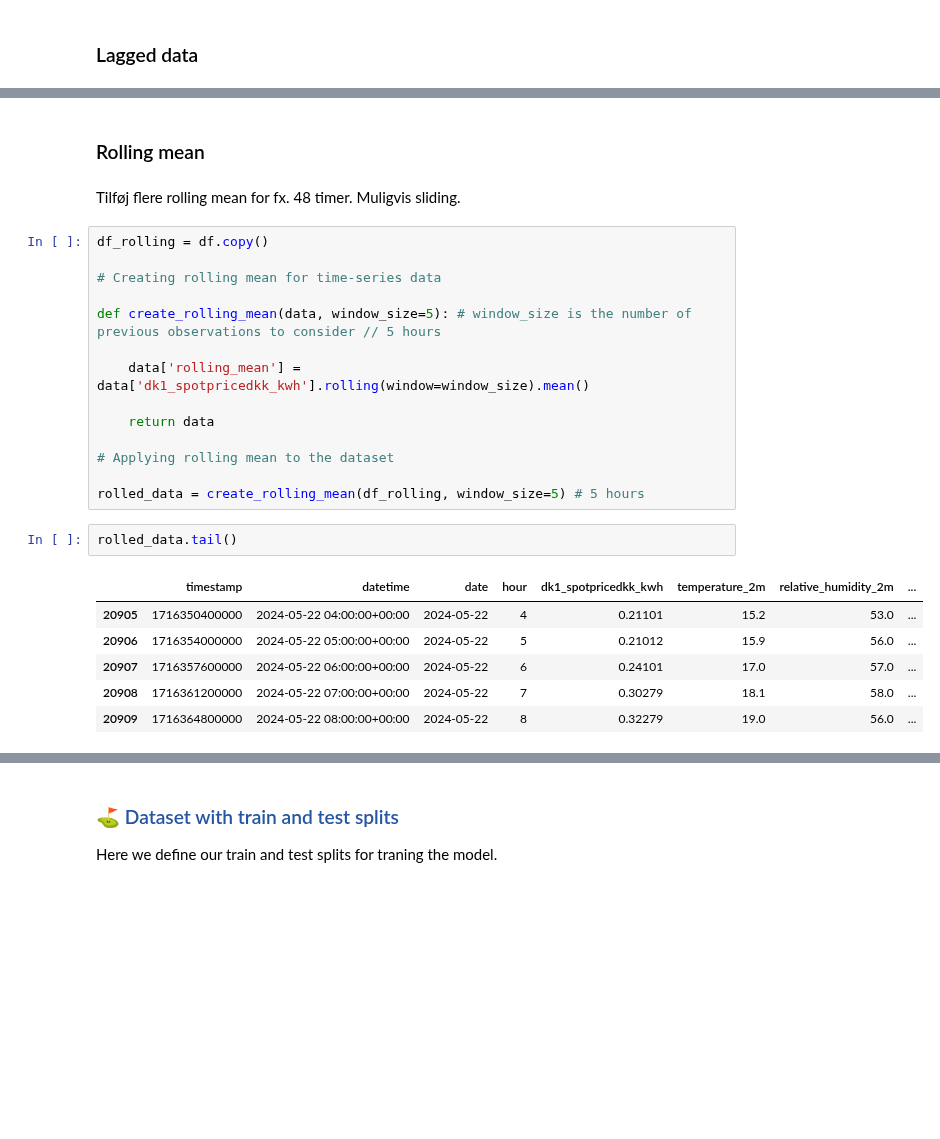
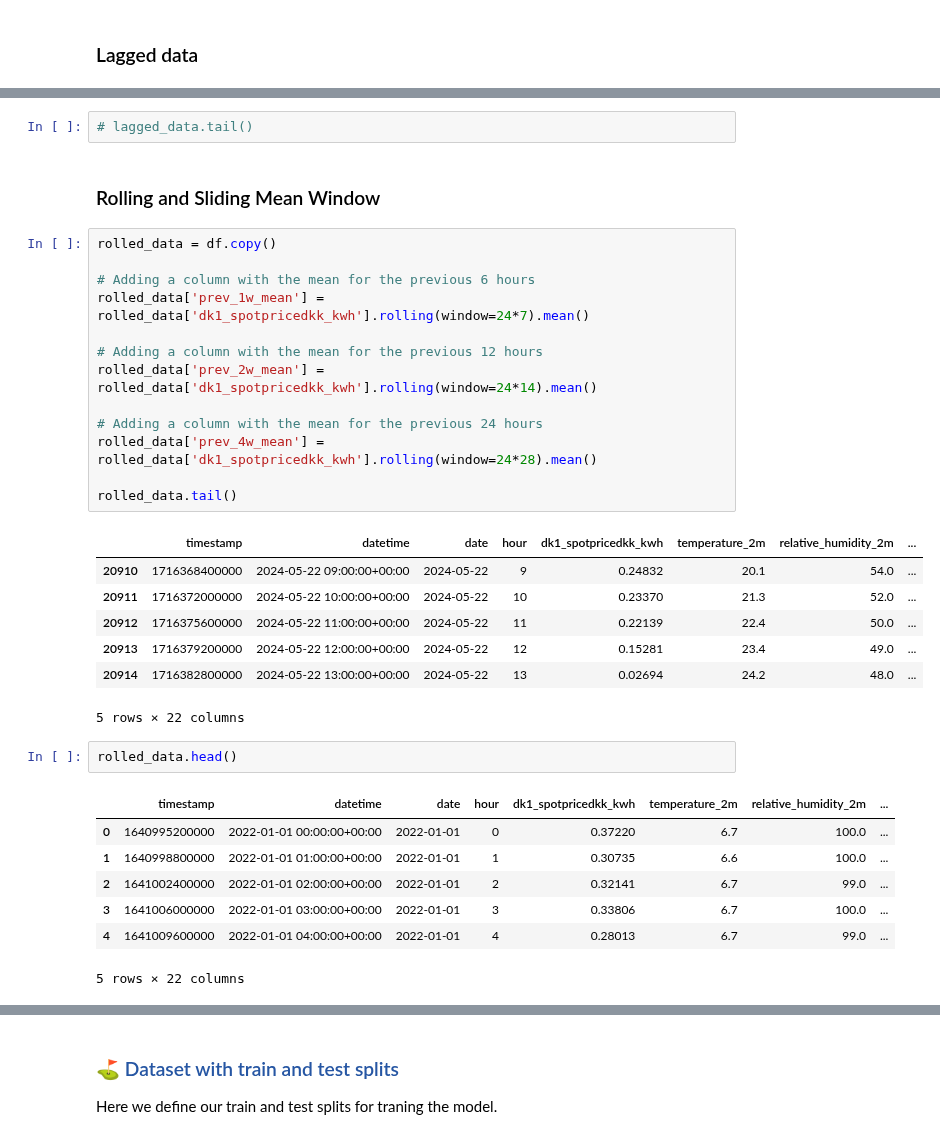
Before and after one commit to Benj3037/bds_m7_second-semester-project, a Jupyter notebook: pipeline/3_1_training_pipeline_xgboost.ipynb, the cells around one changed output, grey strips where cells are left out. Drawn from its saved outputs; the diff is of its cells as text; blank space fills up the shorter version.

```diff
--- a/pipeline/3_1_training_pipeline_xgboost.ipynb
+++ b/pipeline/3_1_training_pipeline_xgboost.ipynb
@@ -157,28 +147,35 @@ lagged_data.tail()
-# %% [markdown]
-### Rolling mean
-# %% [markdown]
-Tilføj flere rolling mean for fx. 48 timer.
-Muligvis sliding.
-# %%
-df_rolling = df.copy()
-
-# Creating rolling mean for time-series data
-
-def create_rolling_mean(data, window_size=5): # window_size is the number of previous observations to consider // 5 hours
-
-    data['rolling_mean'] = data['dk1_spotpricedkk_kwh'].rolling(window=window_size).mean()
-
-    return data
-
-# Applying rolling mean to the dataset
-
-rolled_data = create_rolling_mean(df_rolling, window_size=5) # 5 hours
+# %%
+# lagged_data.tail()
+# %% [markdown]
+### Rolling and Sliding Mean Window
+# %%
+rolled_data = df.copy()
+
+# Adding a column with the mean for the previous 6 hours
+rolled_data['prev_1w_mean'] = rolled_data['dk1_spotpricedkk_kwh'].rolling(window=24*7).mean()
+
+# Adding a column with the mean for the previous 12 hours
+rolled_data['prev_2w_mean'] = rolled_data['dk1_spotpricedkk_kwh'].rolling(window=24*14).mean()
+
+# Adding a column with the mean for the previous 24 hours
+rolled_data['prev_4w_mean'] = rolled_data['dk1_spotpricedkk_kwh'].rolling(window=24*28).mean()
+
+rolled_data.tail()
+# %% [output]
+|  | timestamp | datetime | date | hour | dk1_spotpricedkk_kwh | temperature_2m | relative_humidity_2m | ... |
+| 20910 | 1716368400000 | 2024-05-22 09:00:00+00:00 | 2024-05-22 | 9 | 0.24832 | 20.1 | 54.0 | ... |
+| 20911 | 1716372000000 | 2024-05-22 10:00:00+00:00 | 2024-05-22 | 10 | 0.23370 | 21.3 | 52.0 | ... |
+| 20912 | 1716375600000 | 2024-05-22 11:00:00+00:00 | 2024-05-22 | 11 | 0.22139 | 22.4 | 50.0 | ... |
+| 20913 | 1716379200000 | 2024-05-22 12:00:00+00:00 | 2024-05-22 | 12 | 0.15281 | 23.4 | 49.0 | ... |
+| 20914 | 1716382800000 | 2024-05-22 13:00:00+00:00 | 2024-05-22 | 13 | 0.02694 | 24.2 | 48.0 | ... |
+5 rows × 22 columns
 # %%
-rolled_data.tail()
+rolled_data.head()
 # %% [output]
 |  | timestamp | datetime | date | hour | dk1_spotpricedkk_kwh | temperature_2m | relative_humidity_2m | ... |
-| 20905 | 1716350400000 | 2024-05-22 04:00:00+00:00 | 2024-05-22 | 4 | 0.21101 | 15.2 | 53.0 | ... |
-| 20906 | 1716354000000 | 2024-05-22 05:00:00+00:00 | 2024-05-22 | 5 | 0.21012 | 15.9 | 56.0 | ... |
-| 20907 | 1716357600000 | 2024-05-22 06:00:00+00:00 | 2024-05-22 | 6 | 0.24101 | 17.0 | 57.0 | ... |
-| 20908 | 1716361200000 | 2024-05-22 07:00:00+00:00 | 2024-05-22 | 7 | 0.30279 | 18.1 | 58.0 | ... |
-| 20909 | 1716364800000 | 2024-05-22 08:00:00+00:00 | 2024-05-22 | 8 | 0.32279 | 19.0 | 56.0 | ... |
+| 0 | 1640995200000 | 2022-01-01 00:00:00+00:00 | 2022-01-01 | 0 | 0.37220 | 6.7 | 100.0 | ... |
+| 1 | 1640998800000 | 2022-01-01 01:00:00+00:00 | 2022-01-01 | 1 | 0.30735 | 6.6 | 100.0 | ... |
+| 2 | 1641002400000 | 2022-01-01 02:00:00+00:00 | 2022-01-01 | 2 | 0.32141 | 6.7 | 99.0 | ... |
+| 3 | 1641006000000 | 2022-01-01 03:00:00+00:00 | 2022-01-01 | 3 | 0.33806 | 6.7 | 100.0 | ... |
+| 4 | 1641009600000 | 2022-01-01 04:00:00+00:00 | 2022-01-01 | 4 | 0.28013 | 6.7 | 99.0 | ... |
+5 rows × 22 columns
```
Also changed, not shown: parts of 36 cells of this notebook, 4 other files.
